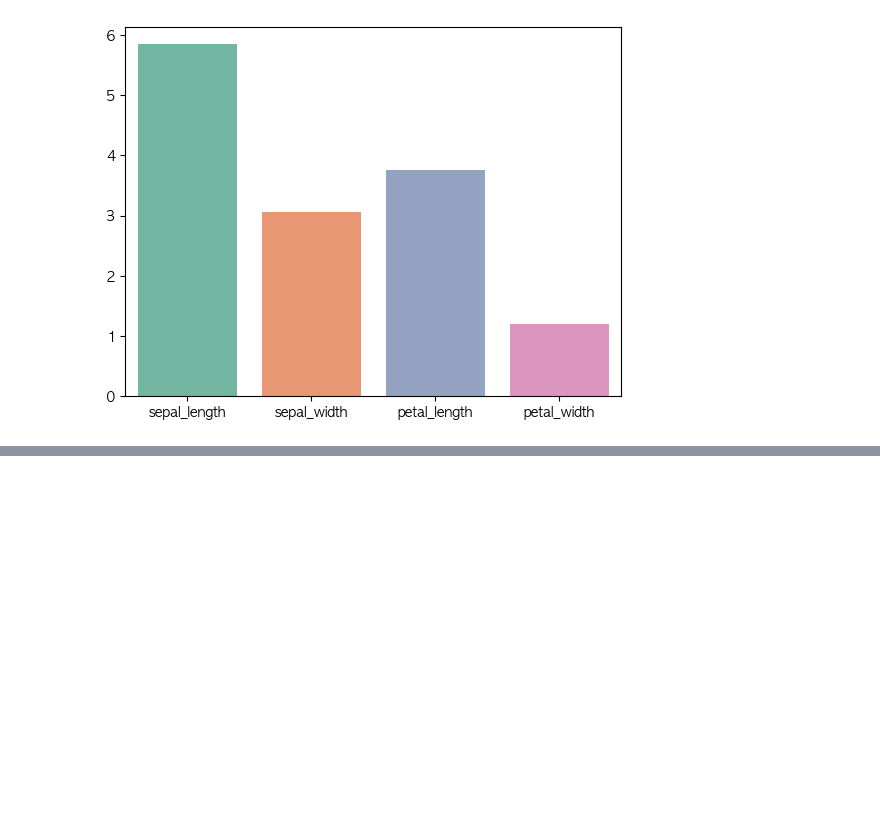
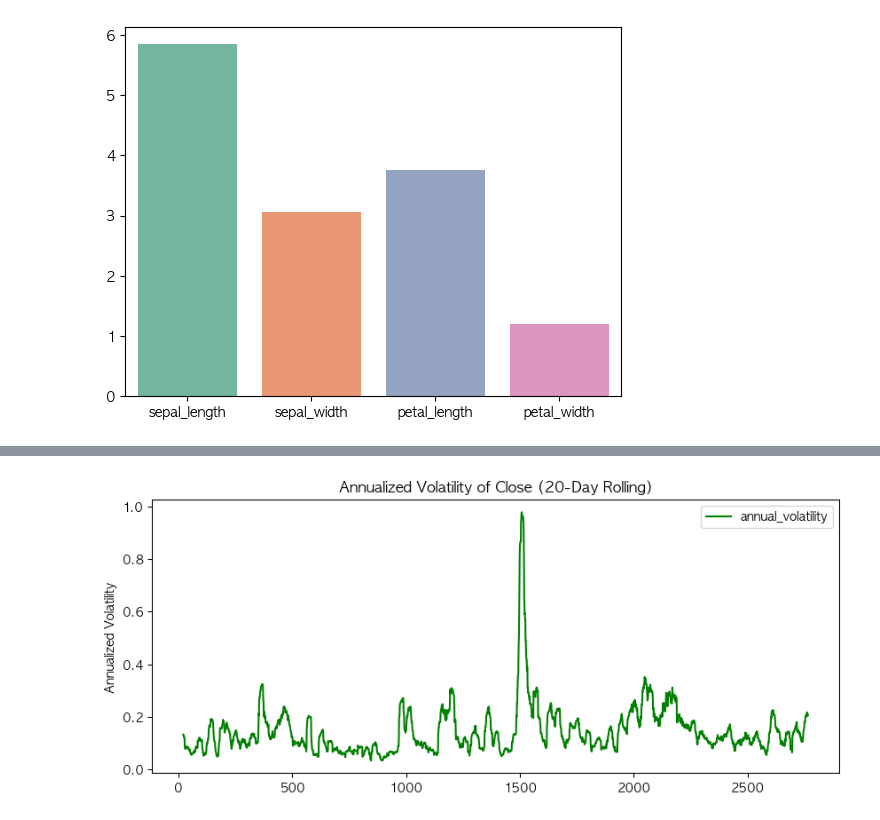
Before and after one commit to chae030/DCAV, a Jupyter notebook: final.ipynb, the cells around one changed output, grey strips where cells are left out. Cells and saved outputs as stored; diff of their text form; code cells hidden in the pictures; blank space fills up the shorter version.

```diff
--- a/final.ipynb
+++ b/final.ipynb
@@ -318,0 +333,12 @@ gspc
+# %%
+# 6. Close 기준: 연간 변동성 시계열 그래프 (× √252)
+df['annual_volatility'] = df['daily_volatility'] * np.sqrt(252)
+
+plt.figure(figsize=(10, 4))
+df['annual_volatility'].plot(color='green')
+plt.title("Annualized Volatility of Close (20-Day Rolling)")
+plt.ylabel("Annualized Volatility")
+plt.legend(loc='upper right')
+plt.show()
+# %% [output]
+[figure, added]
```
Also changed, not shown: parts of 37 cells of this notebook.
